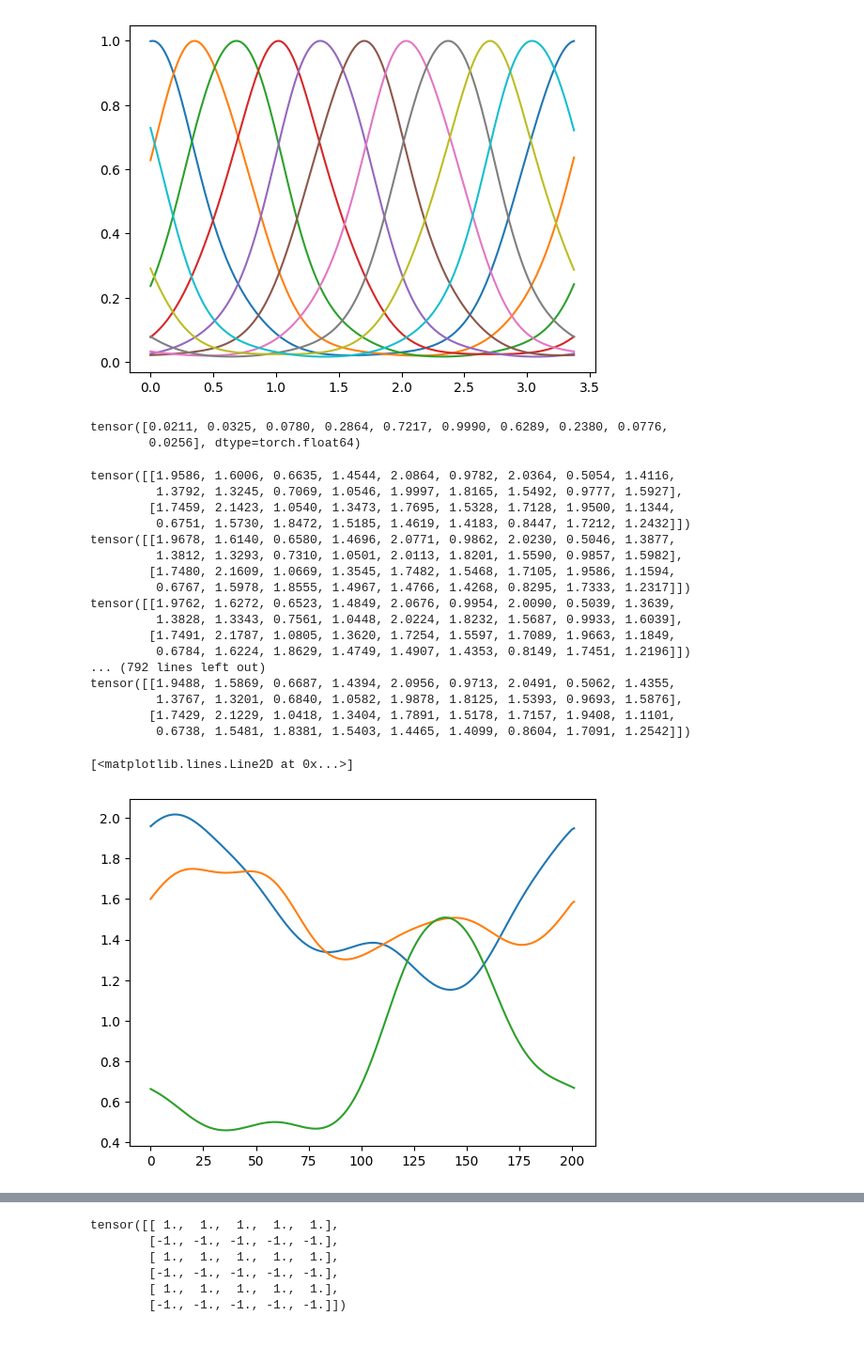
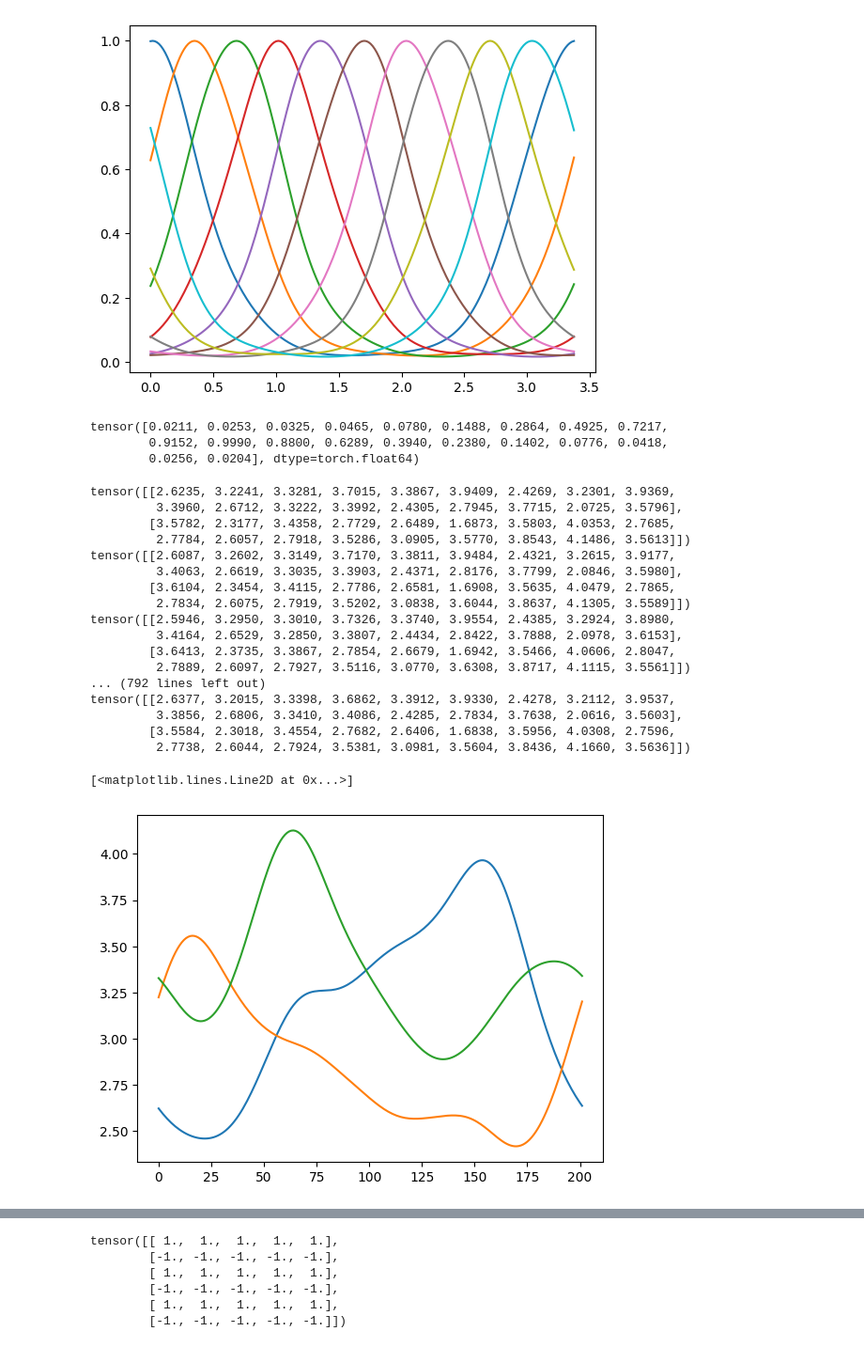
Before and after one commit to Leung555/OmniIsaacGymEnvs, a Jupyter notebook: omniisaacgymenvs/ES/notebook.ipynb, the cells around one changed output, grey strips where cells are left out. Shown: that part at 94% size. Drawn from its saved outputs; the diff is of its cells as text; code cells hidden in the pictures.

```diff
--- a/omniisaacgymenvs/ES/notebook.ipynb
+++ b/omniisaacgymenvs/ES/notebook.ipynb
@@ -674,7 +674,7 @@ O = torch.Tensor([[-0.197, 0.0]]).expand(POPSIZE, 2)
 # O = torch.Tensor([[0.0, -0.2]]).expand(POPSIZE, 2)
 t, x, y, period = pre_compute_cpg()
 # Rbf network
-num_basis = 10
+num_basis = 20
 num_output = 9
 var = 25.0
 KENNE  = [0]*num_basis  # Kernels
@@ -733,8 +733,9 @@ p1 = KENNE[int(phase[0])]
 p2 = KENNE[int(phase[1])]
 p2
 # %% [output]
-tensor([0.0211, 0.0325, 0.0780, 0.2864, 0.7217, 0.9990, 0.6289, 0.2380, 0.0776,
-        0.0256], dtype=torch.float64)
+tensor([0.0211, 0.0253, 0.0325, 0.0465, 0.0780, 0.1488, 0.2864, 0.4925, 0.7217,
+        0.9152, 0.9990, 0.8800, 0.6289, 0.3940, 0.2380, 0.1402, 0.0776, 0.0418,
+        0.0256, 0.0204], dtype=torch.float64)
 # %%
 output = []
 with torch.no_grad():
@@ -748,48 +749,48 @@ with torch.no_grad():
         # o2 = torch.tanh(1.01*(-o1p*sin(omega) + o2p*cos(omega)))
         # O = torch.tanh(1.01*torch.matmul(O, W))
         # print('o1', o1)
         # posto1 = torch.sum(weights[0]*np.exp(variance*(o1 - centers)), dim=1)
         # posto2 = torch.sum(weights[1]*np.exp(variance*(o2 - centers)), dim=1)
         # a = torch.exp(-var * ((x[period]-cx) ** 2 + (y[period]-cy) ** 2))
         out_p1 = torch.matmul(p1.float(), weights)
         out_p2 = torch.matmul(p2.float(), weights)
-        post = torch.concat([out_p1[:, 0:3], out_p2[:, 3:6], out_p1[:, 6:9]], dim=1)
+        # post = torch.concat([out_p1[:, 0:3], out_p2[:, 3:6], out_p1[:, 6:9]], dim=1)
         outL = torch.concat([out_p1[:, 0:3], out_p2[:, 3:6], out_p1[:, 6:9]], dim=1)
         outR = torch.concat([out_p2[:, 0:3], out_p1[:, 3:6], out_p2[:, 6:9]], dim=1)
         post = torch.concat([outL, outR], dim=1)
         # post = torch.matmul(KENNE[phase].float(), weights)
 
         # # cpg_out = torch.stack([posto1,posto2])
         output.append(post.tolist())
         # o1p = o1
         # o2p = o2
 
         phase = phase + 1
         for index, j in enumerate(phase):
             if j > 201:
                 phase[index] = 0
         print(post)
 plt.plot(np.array(output)[:,0,0])
 plt.plot(np.array(output)[:,0,1])
 plt.plot(np.array(output)[:,0,2])
 # plt.plot(output[:,1:2])
 # %% [output]
-tensor([[1.9586, 1.6006, 0.6635, 1.4544, 2.0864, 0.9782, 2.0364, 0.5054, 1.4116,
-         1.3792, 1.3245, 0.7069, 1.0546, 1.9997, 1.8165, 1.5492, 0.9777, 1.5927],
-        [1.7459, 2.1423, 1.0540, 1.3473, 1.7695, 1.5328, 1.7128, 1.9500, 1.1344,
-         0.6751, 1.5730, 1.8472, 1.5185, 1.4619, 1.4183, 0.8447, 1.7212, 1.2432]])
-tensor([[1.9678, 1.6140, 0.6580, 1.4696, 2.0771, 0.9862, 2.0230, 0.5046, 1.3877,
-         1.3812, 1.3293, 0.7310, 1.0501, 2.0113, 1.8201, 1.5590, 0.9857, 1.5982],
-        [1.7480, 2.1609, 1.0669, 1.3545, 1.7482, 1.5468, 1.7105, 1.9586, 1.1594,
-         0.6767, 1.5978, 1.8555, 1.4967, 1.4766, 1.4268, 0.8295, 1.7333, 1.2317]])
-tensor([[1.9762, 1.6272, 0.6523, 1.4849, 2.0676, 0.9954, 2.0090, 0.5039, 1.3639,
-         1.3828, 1.3343, 0.7561, 1.0448, 2.0224, 1.8232, 1.5687, 0.9933, 1.6039],
-        [1.7491, 2.1787, 1.0805, 1.3620, 1.7254, 1.5597, 1.7089, 1.9663, 1.1849,
-         0.6784, 1.6224, 1.8629, 1.4749, 1.4907, 1.4353, 0.8149, 1.7451, 1.2196]])
+tensor([[2.6235, 3.2241, 3.3281, 3.7015, 3.3867, 3.9409, 2.4269, 3.2301, 3.9369,
+         3.3960, 2.6712, 3.3222, 3.3992, 2.4305, 2.7945, 3.7715, 2.0725, 3.5796],
+        [3.5782, 2.3177, 3.4358, 2.7729, 2.6489, 1.6873, 3.5803, 4.0353, 2.7685,
+         2.7784, 2.6057, 2.7918, 3.5286, 3.0905, 3.5770, 3.8543, 4.1486, 3.5613]])
+tensor([[2.6087, 3.2602, 3.3149, 3.7170, 3.3811, 3.9484, 2.4321, 3.2615, 3.9177,
+         3.4063, 2.6619, 3.3035, 3.3903, 2.4371, 2.8176, 3.7799, 2.0846, 3.5980],
+        [3.6104, 2.3454, 3.4115, 2.7786, 2.6581, 1.6908, 3.5635, 4.0479, 2.7865,
+         2.7834, 2.6075, 2.7919, 3.5202, 3.0838, 3.6044, 3.8637, 4.1305, 3.5589]])
+tensor([[2.5946, 3.2950, 3.3010, 3.7326, 3.3740, 3.9554, 2.4385, 3.2924, 3.8980,
+         3.4164, 2.6529, 3.2850, 3.3807, 2.4434, 2.8422, 3.7888, 2.0978, 3.6153],
+        [3.6413, 2.3735, 3.3867, 2.7854, 2.6679, 1.6942, 3.5466, 4.0606, 2.8047,
+         2.7889, 2.6097, 2.7927, 3.5116, 3.0770, 3.6308, 3.8717, 4.1115, 3.5561]])
 ... (792 lines left out)
-tensor([[1.9488, 1.5869, 0.6687, 1.4394, 2.0956, 0.9713, 2.0491, 0.5062, 1.4355,
-         1.3767, 1.3201, 0.6840, 1.0582, 1.9878, 1.8125, 1.5393, 0.9693, 1.5876],
-        [1.7429, 2.1229, 1.0418, 1.3404, 1.7891, 1.5178, 1.7157, 1.9408, 1.1101,
-         0.6738, 1.5481, 1.8381, 1.5403, 1.4465, 1.4099, 0.8604, 1.7091, 1.2542]])
+tensor([[2.6377, 3.2015, 3.3398, 3.6862, 3.3912, 3.9330, 2.4278, 3.2112, 3.9537,
+         3.3856, 2.6806, 3.3410, 3.4086, 2.4285, 2.7834, 3.7638, 2.0616, 3.5603],
+        [3.5584, 2.3018, 3.4554, 2.7682, 2.6406, 1.6838, 3.5956, 4.0308, 2.7596,
+         2.7738, 2.6044, 2.7924, 3.5381, 3.0981, 3.5604, 3.8436, 4.1660, 3.5636]])
 [<matplotlib.lines.Line2D at 0x...>]
-[figure, old version]
+[figure, new version]
```
Also changed, not shown: parts of 8 cells of this notebook, 9 other files.
